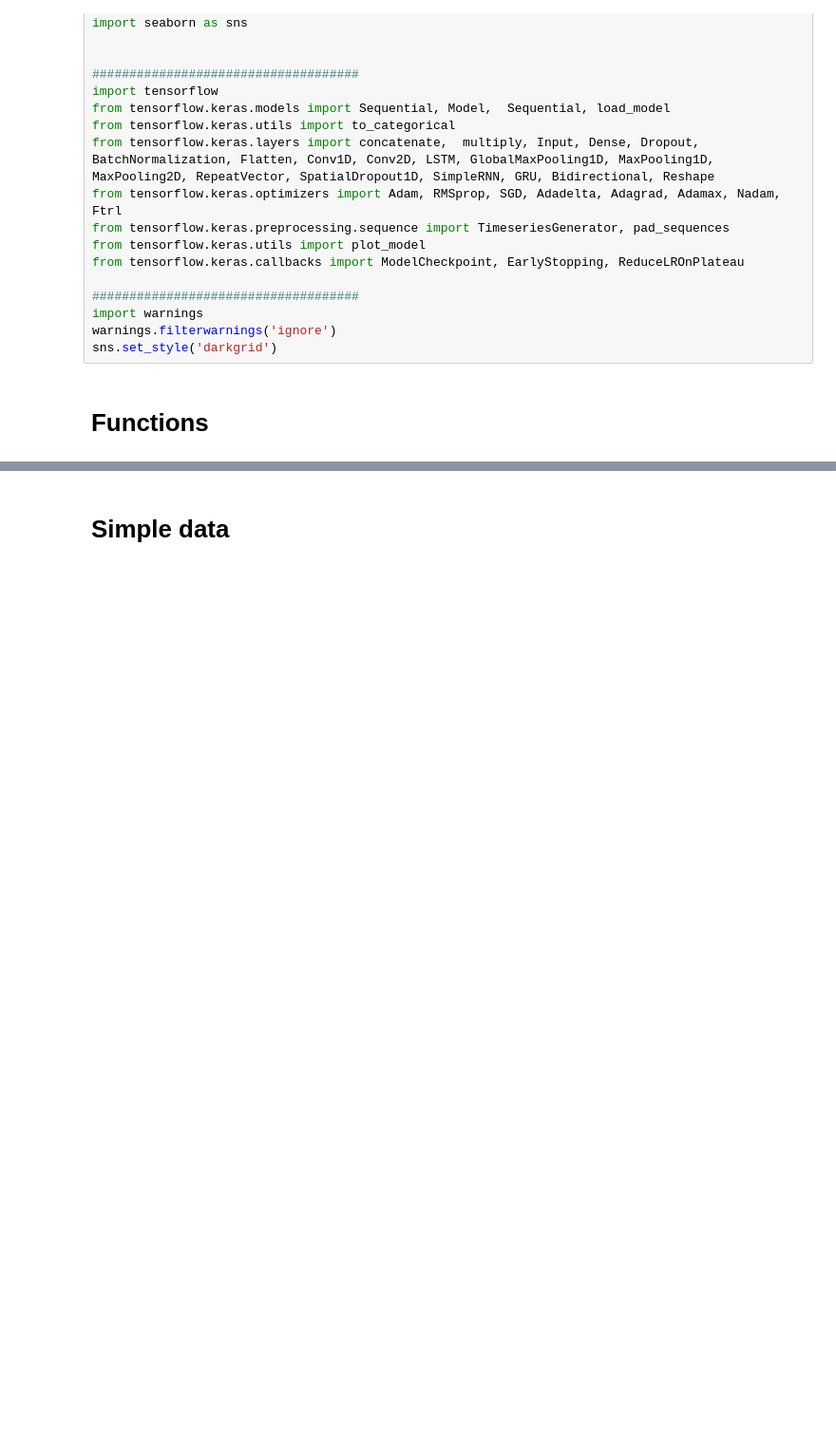
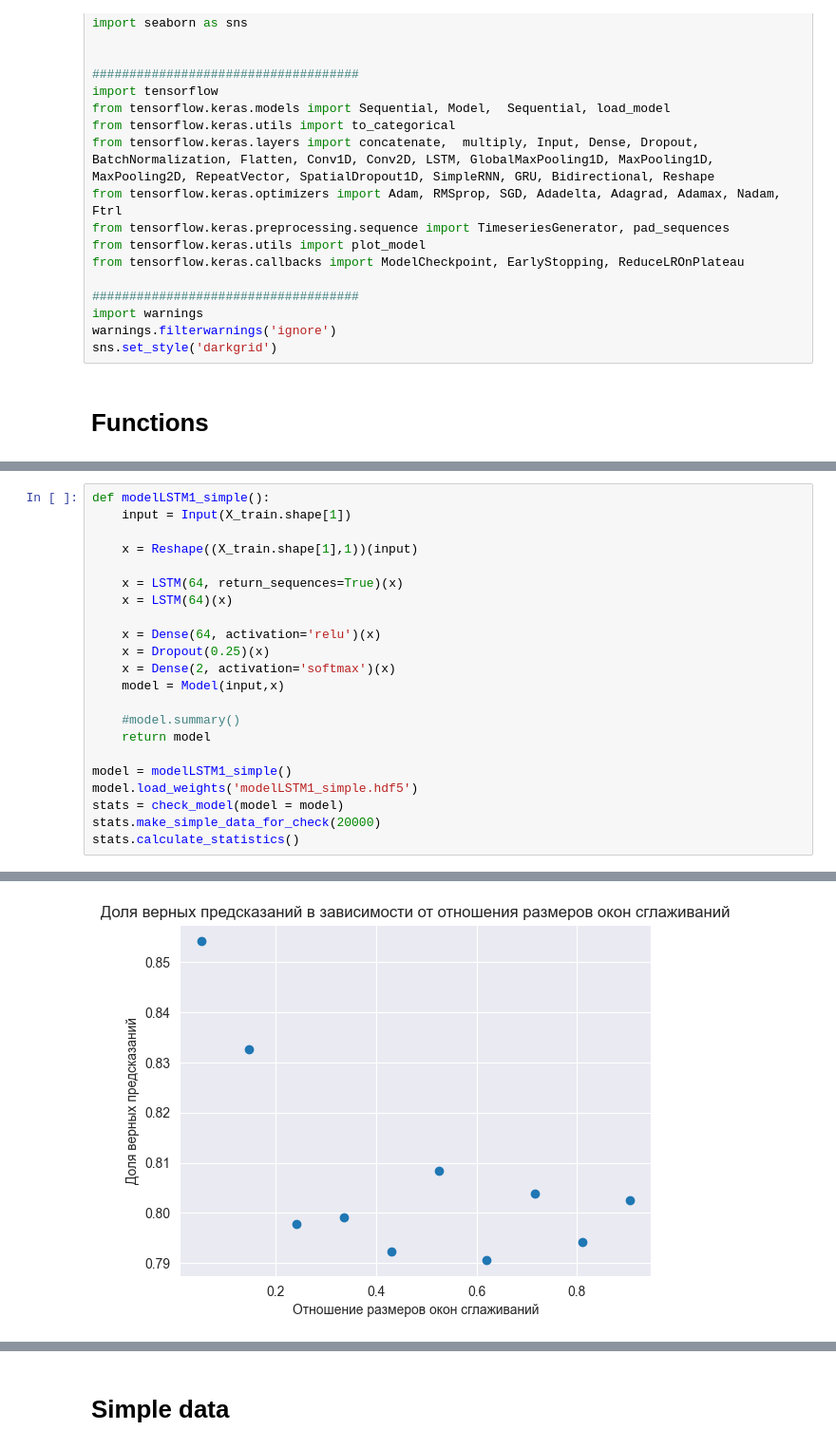
Before and after one commit to aldmitry/signal_processing_with_NN, a Jupyter notebook: Single_signal.ipynb, the cells around one changed output, grey strips where cells are left out. Shown at 95% size. Drawn from its saved outputs; the diff is of its cells as text; blank space fills up the shorter version.

```diff
--- a/Single_signal.ipynb
+++ b/Single_signal.ipynb
@@ -620,0 +662,23 @@ class check_model(nn_data_maker):
+# %%
+def modelLSTM1_simple():
+    input = Input(X_train.shape[1])
+
+    x = Reshape((X_train.shape[1],1))(input)
+
+    x = LSTM(64, return_sequences=True)(x)
+    x = LSTM(64)(x)
+
+    x = Dense(64, activation='relu')(x)
+    x = Dropout(0.25)(x)
+    x = Dense(2, activation='softmax')(x)
+    model = Model(input,x)
+
+    #model.summary()
+    return model
+
+model = modelLSTM1_simple()
+model.load_weights('modelLSTM1_simple.hdf5')
+stats = check_model(model = model)
+stats.make_simple_data_for_check(20000)
+stats.calculate_statistics()
+# %% [output]
@@ -620,0 +686 @@ class check_model(nn_data_maker):
+[figure, added]
```
Also changed, not shown: parts of 5 cells of this notebook, 1 other file.
